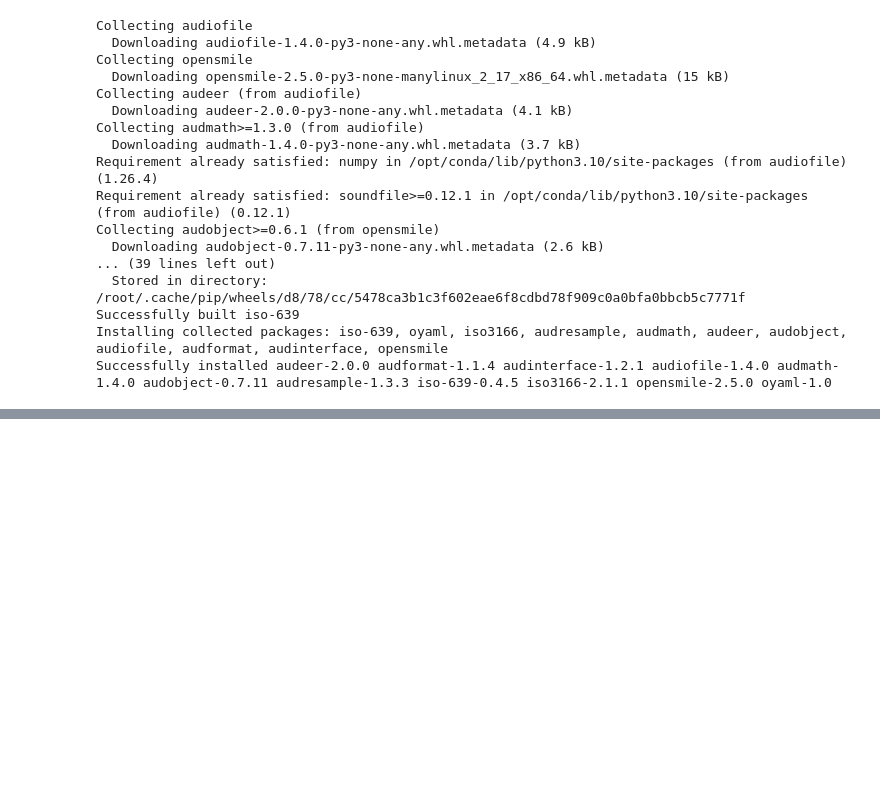
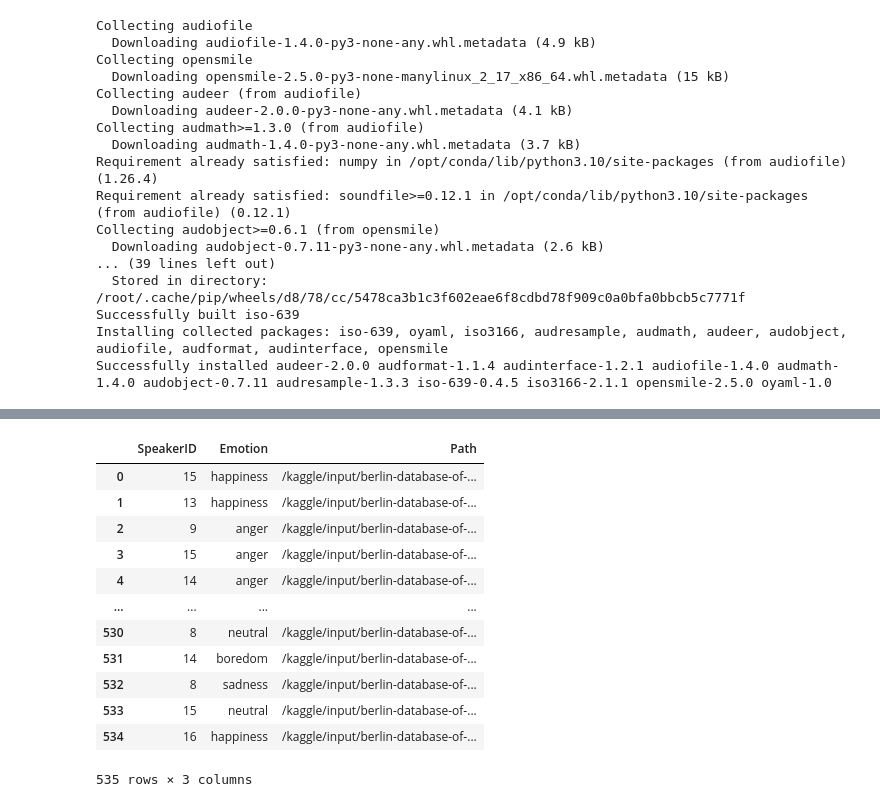
Before and after one commit to Captaindoggo/CUSSer, a Jupyter notebook: data_processing EmoDB.ipynb, the cells around one changed output, grey strips where cells are left out. Saved outputs shown, nothing was run; the diff lists cells and outputs as text; code cells hidden in the pictures; blank space fills up the shorter version.

```diff
--- a/data_processing EmoDB.ipynb
+++ b/data_processing EmoDB.ipynb
@@ -118,0 +32,49 @@ plt.show()
+# %%
+
+# Constants
+PATH = '/kaggle/input/berlin-database-of-emotional-speech-emodb/wav/'
+
+# Emotion codes and their meanings (comes from German)
+emotion_codes = {
+    'W': 'anger',
+    'L': 'boredom',
+    'E': 'disgust',
+    'A': 'anxiety',
+    'F': 'happiness',
+    'T': 'sadness',
+    'N': 'neutral'
+}
+
+# Variables to hold data
+file_emotion = []
+file_path = []
+speakers = []
+
+# List of audio files in the EMODB directory (replace 'directory_list' with actual list of files)
+directory_list = os.listdir(PATH)
+
+for file in directory_list:
+    file_path.append(PATH + file)
+    speakers.append(int(file[:2]))  # Speaker ID is the first two characters
+    emotion_code = file[5]  # Emotion code is the sixth character
+    file_emotion.append(emotion_codes.get(emotion_code, 'Unknown'))  # Map emotion code to emotion
+
+# Create DataFrame
+emodb_df = pd.DataFrame(list(zip(speakers, file_emotion, file_path)),
+                        columns=['SpeakerID', 'Emotion', 'Path'])
+
+emodb_df
+# %% [output]
+|  | SpeakerID | Emotion | Path |
+| 0 | 15 | happiness | /kaggle/input/berlin-database-of-... |
+| 1 | 13 | happiness | /kaggle/input/berlin-database-of-... |
+| 2 | 9 | anger | /kaggle/input/berlin-database-of-... |
+| 3 | 15 | anger | /kaggle/input/berlin-database-of-... |
+| 4 | 14 | anger | /kaggle/input/berlin-database-of-... |
+| ... | ... | ... | ... |
+| 530 | 8 | neutral | /kaggle/input/berlin-database-of-... |
+| 531 | 14 | boredom | /kaggle/input/berlin-database-of-... |
+| 532 | 8 | sadness | /kaggle/input/berlin-database-of-... |
+| 533 | 15 | neutral | /kaggle/input/berlin-database-of-... |
+| 534 | 16 | happiness | /kaggle/input/berlin-database-of-... |
+535 rows × 3 columns
```
Also changed, not shown: parts of 11 cells of this notebook.
